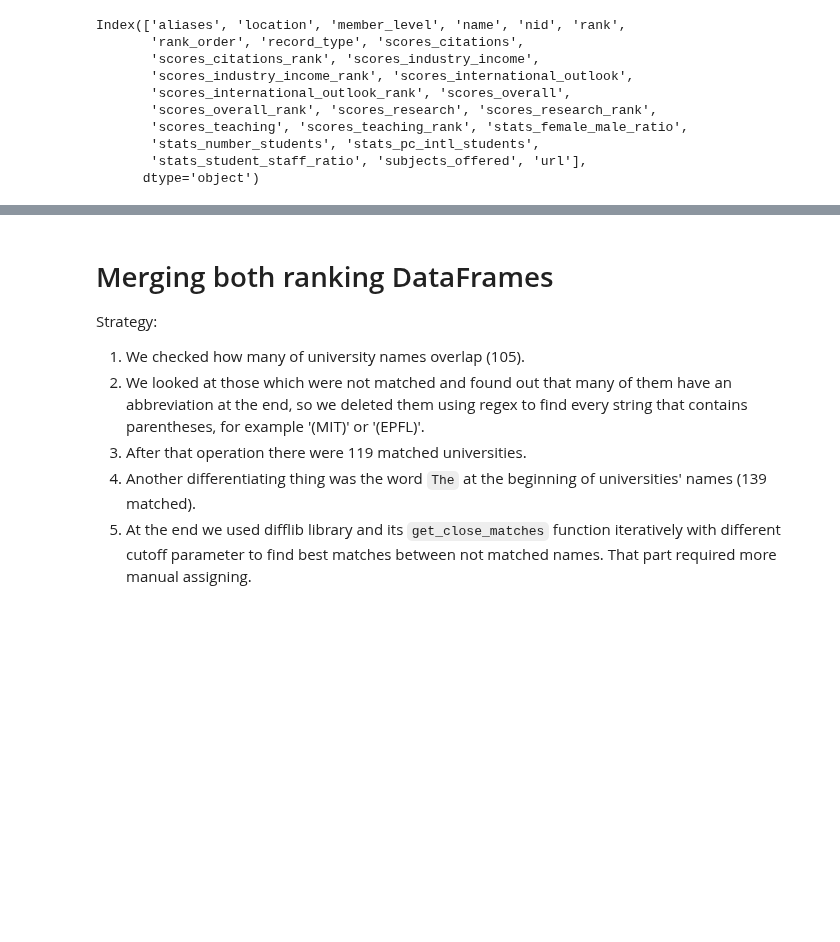
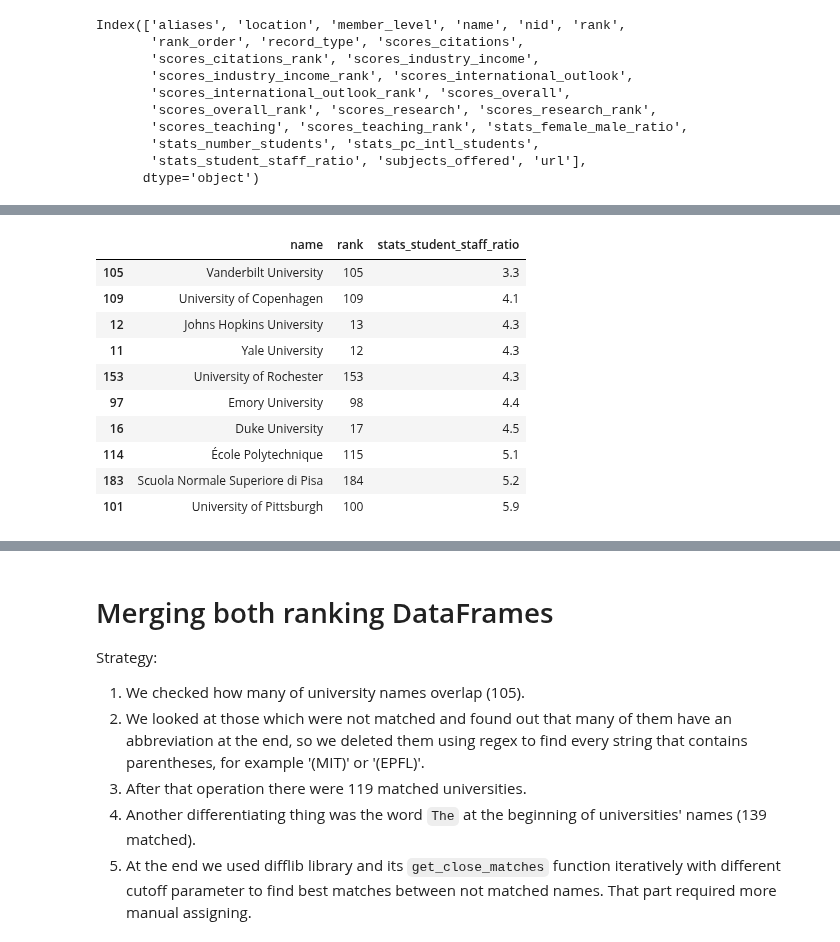
Before and after one commit to adamkozak/ADA2017-project, a Jupyter notebook: Homework/02 - Data from the Web/Homework 2.ipynb, the cells around one changed output, grey strips where cells are left out. Cells and saved outputs as stored; diff of their text form; code cells hidden in the pictures; blank space fills up the shorter version.

Commit message:
THE ratios done

```diff
--- a/Homework/02 - Data from the Web/Homework 2.ipynb
+++ b/Homework/02 - Data from the Web/Homework 2.ipynb
@@ -126,0 +176,17 @@ top_unis_times['rank'] = top_unis_times['rank'].str.replace("=", "").apply(pd.to
+# %%
+top_unis_times['stats_student_staff_ratio'] = top_unis_times['stats_student_staff_ratio'].apply(pd.to_numeric)
+best_faculty_ratio = top_unis_times['stats_student_staff_ratio'].sort_values().head(10)
+best_faculty_ratio.index
+top_unis_times.loc[best_faculty_ratio.index][['name','rank','stats_student_staff_ratio']]
+# %% [output]
+|  | name | rank | stats_student_staff_ratio |
+| 105 | Vanderbilt University | 105 | 3.3 |
+| 109 | University of Copenhagen | 109 | 4.1 |
+| 12 | Johns Hopkins University | 13 | 4.3 |
+| 11 | Yale University | 12 | 4.3 |
+| 153 | University of Rochester | 153 | 4.3 |
+| 97 | Emory University | 98 | 4.4 |
+| 16 | Duke University | 17 | 4.5 |
+| 114 | École Polytechnique | 115 | 5.1 |
+| 183 | Scuola Normale Superiore di Pisa | 184 | 5.2 |
+| 101 | University of Pittsburgh | 100 | 5.9 |
```
Also changed, not shown: parts of 16 cells of this notebook.
